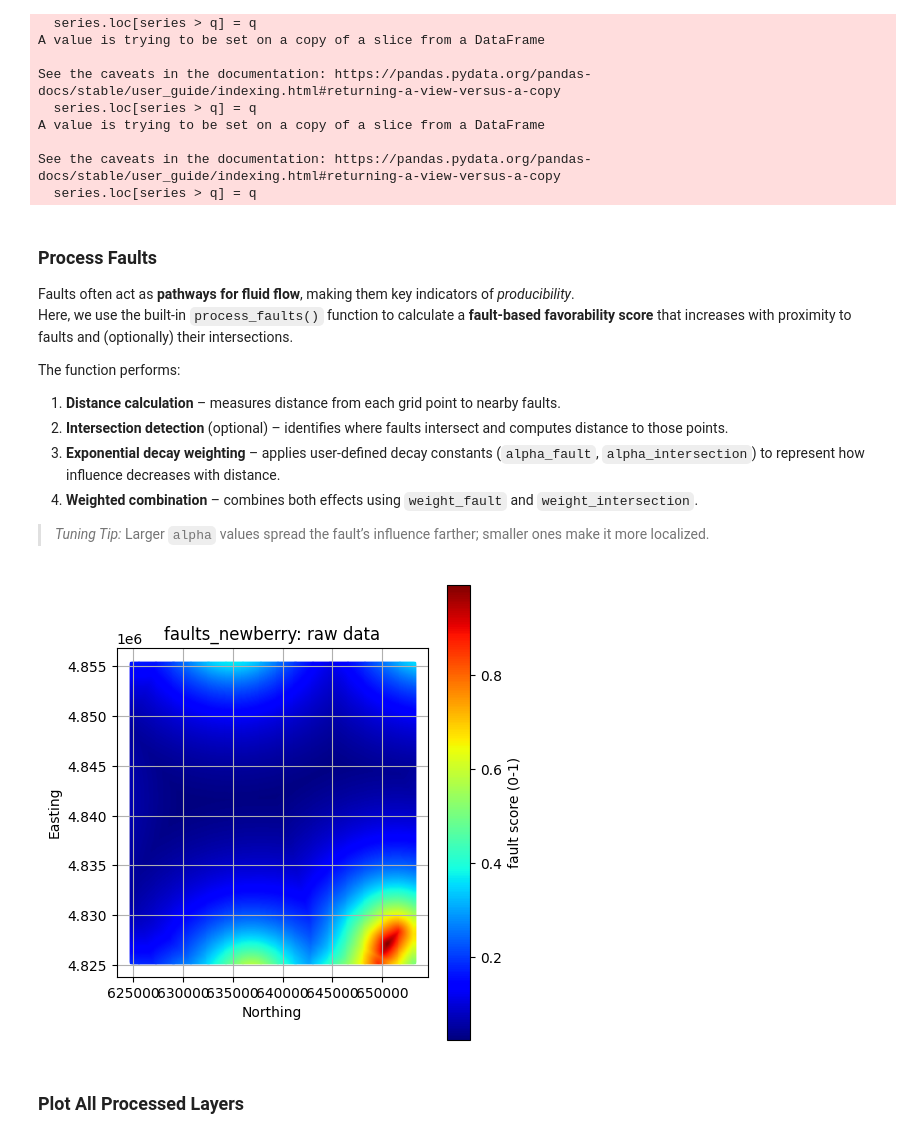
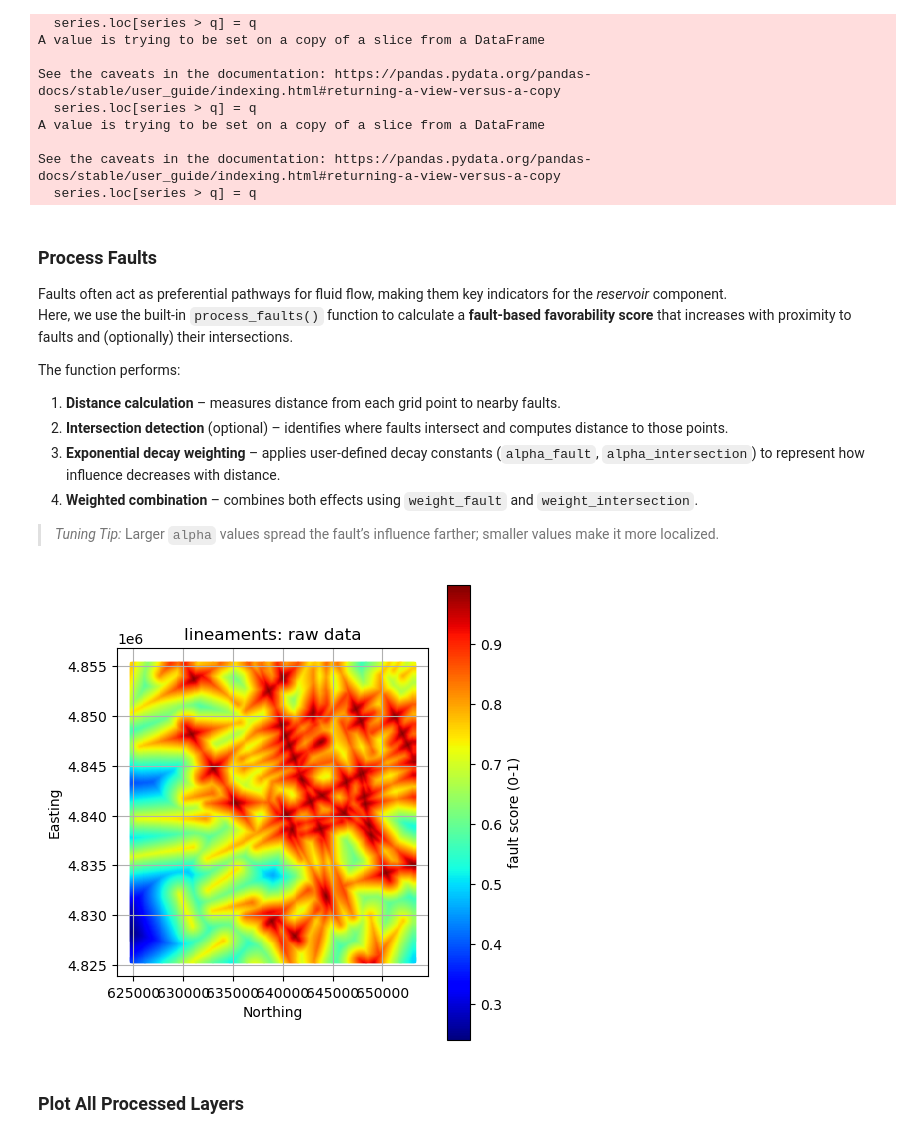
Before and after one commit to NREL/geoPFA, a Jupyter notebook: examples/Newberry/2D/notebooks/1-processing_superhot_egs_newberry_geopfa.ipynb, the cells around one changed output. Cells and saved outputs as stored; diff of their text form; code cells hidden in the pictures.

```diff
--- a/examples/Newberry/2D/notebooks/1-processing_superhot_egs_newberry_geopfa.ipynb
+++ b/examples/Newberry/2D/notebooks/1-processing_superhot_egs_newberry_geopfa.ipynb
@@ -331,10 +332,10 @@ Some datasets contain spurious extreme values.
 Use Cleaners.filter_geodataframe() to remove these outliers based on a quantile threshold.
 # %%
 # Filter the upper 10% of values in selected datasets
-target_layers = ["velocity_model_vs", "velocity_model_vp", "velocity_model_vpvs"]
+target_layers = []
 
 for layer in target_layers:
-    for component in ["heat", "producibility"]:
+    for component in ["heat", "reservoir"]:
         gdf = pfa["criteria"][criteria]["components"]["heat"]["layers"][layer]["data"]
         col = pfa["criteria"][criteria]["components"]["heat"]["layers"][layer]["data_col"]
 
@@ -425,21 +410,14 @@ Use Processing.point_density_3d_projected() to compute 2D density grids.
 # %%
-cell_size = 2500
-pfa = Processing.point_density(pfa, criteria='geologic', component='heat',
-                               layer='earthquakes', extent=extent, cell_size=cell_size,
-                               nx=nx, ny=ny)
-pfa = Processing.point_density(pfa, criteria='geologic', component='producibility',
-                               layer='earthquakes', extent=extent, cell_size=cell_size,
-                               nx=nx, ny=ny)
-pfa = Processing.point_density(pfa, criteria='geologic', component='insulation',
-                               layer='earthquakes', extent=extent, cell_size=cell_size,
-                               nx=nx, ny=ny)
-
+criteria = 'geologic'
+layer = 'earthquakes'
 # Filter extreme densities
-for comp in ["heat", "producibility", "insulation"]:
-    gdf = pfa["criteria"]["geologic"]["components"][comp]["layers"]["earthquakes"]["model"]
-    col = pfa["criteria"]["geologic"]["components"][comp]["layers"]["earthquakes"]["model_data_col"]
+for comp in ["heat", "reservoir", "insulation"]:
+    pfa = Processing.weighted_distance_from_points(pfa, criteria=criteria, component=comp,
+                               layer=layer, extent=extent, nx=nx, ny=ny, alpha=1000)
+    gdf = pfa["criteria"][criteria]["components"][comp]["layers"][layer]["model"]
+    col = pfa["criteria"][criteria]["components"][comp]["layers"][layer]["model_data_col"]
     filtered = Cleaners.filter_geodataframe(gdf, col, quantile=0.9)
-    pfa["criteria"]["geologic"]["components"][comp]["layers"]["earthquakes"]["model"] = filtered
+    pfa["criteria"][criteria]["components"][comp]["layers"][layer]["model"] = filtered
 # %% [output]
 A value is trying to be set on a copy of a slice from a DataFrame
 
@@ -456,7 +434,7 @@ See the caveats in the documentation: https://pandas.pydata.org/pandas-docs/stab
 # %% [markdown]
 ### Process Faults
 
-Faults often act as **pathways for fluid flow**, making them key indicators of *producibility*.
+Faults often act as preferential pathways for fluid flow, making them key indicators for the *reservoir* component.
 Here, we use the built-in `process_faults()` function to calculate a **fault-based favorability score** that increases with proximity to faults and (optionally) their intersections.
 
 The function performs:
@@ -465,38 +443,39 @@ The function performs:
 3. **Exponential decay weighting** – applies user-defined decay constants (`alpha_fault`, `alpha_intersection`) to represent how influence decreases with distance.
 4. **Weighted combination** – combines both effects using `weight_fault` and `weight_intersection`.
 
-> *Tuning Tip:* Larger `alpha` values spread the fault’s influence farther; smaller ones make it more localized.
+> *Tuning Tip:* Larger `alpha` values spread the fault’s influence farther; smaller values make it more localized.
 # %%
-# --- Fault processing for producibility component ---
+component = "reservoir"
+layer = "lineaments"
+
+# --- Fault processing for reservoir component ---
 pfa = Processing.process_faults(
     pfa,
     criteria=criteria,
-    component="producibility",
-    layer="faults_newberry",
+    component=component,
+    layer=layer,
     extent=extent,
     nx=nx,
     ny=ny,
     alpha_fault=5500.0,        # decay distance for faults
     alpha_intersection=3500.0, # decay distance for intersections
     weight_fault=0.7,          # relative weighting of faults vs intersections
     weight_intersection=0.3,
     use_intersections=True,    # include intersection effects
 )
 
 #  Visualize the results
 #  Note the plotted extent differs from the raw data when comparing
-component = "producibility"
-layer = "faults_newberry"
 
 # Note we now grab the processed data from its "model" locations
 gdf = pfa["criteria"][criteria]["components"][component]["layers"][layer]["model"]
 col = pfa["criteria"][criteria]["components"][component]["layers"][layer]["model_data_col"]
 units = pfa["criteria"][criteria]["components"][component]["layers"][layer]["model_units"]
 title = f"{layer}: raw data"
 
 GeospatialDataPlotters.geo_plot(gdf, col, units, title, markersize=2, figsize=(5, 5))
 # %% [output]
-[figure, old version]
+[figure, new version]
 # %% [markdown]
 ### Plot All Processed Layers
 # %%
```
Also changed, not shown: parts of 26 cells of this notebook, 20 other files.
